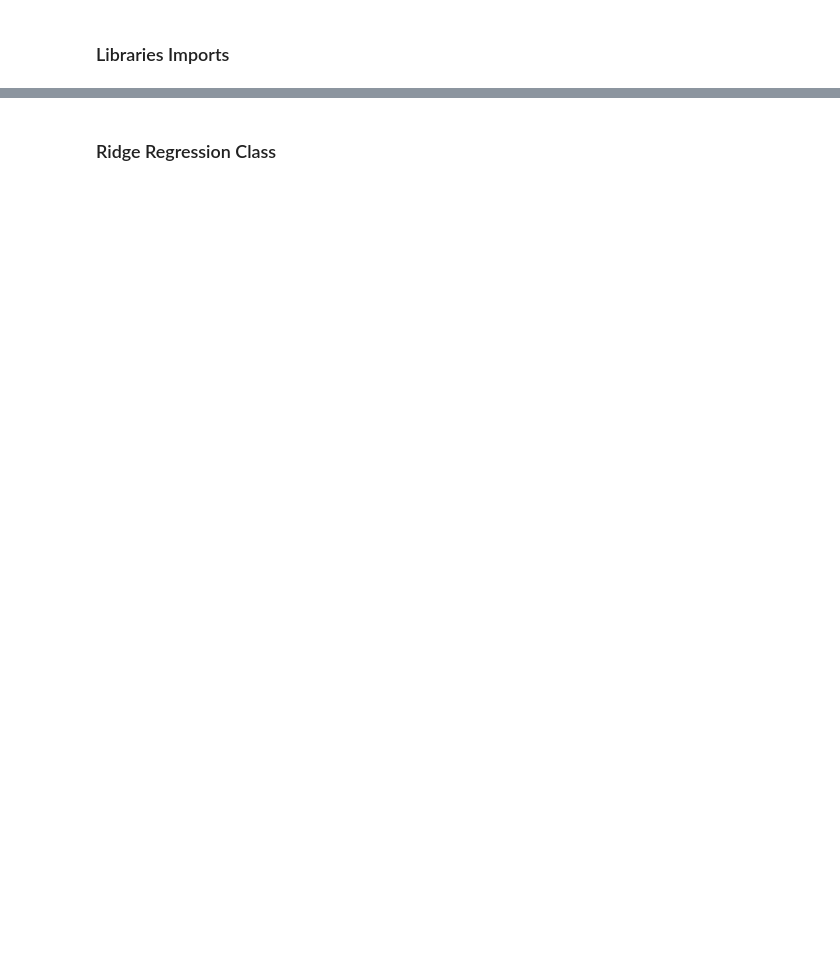
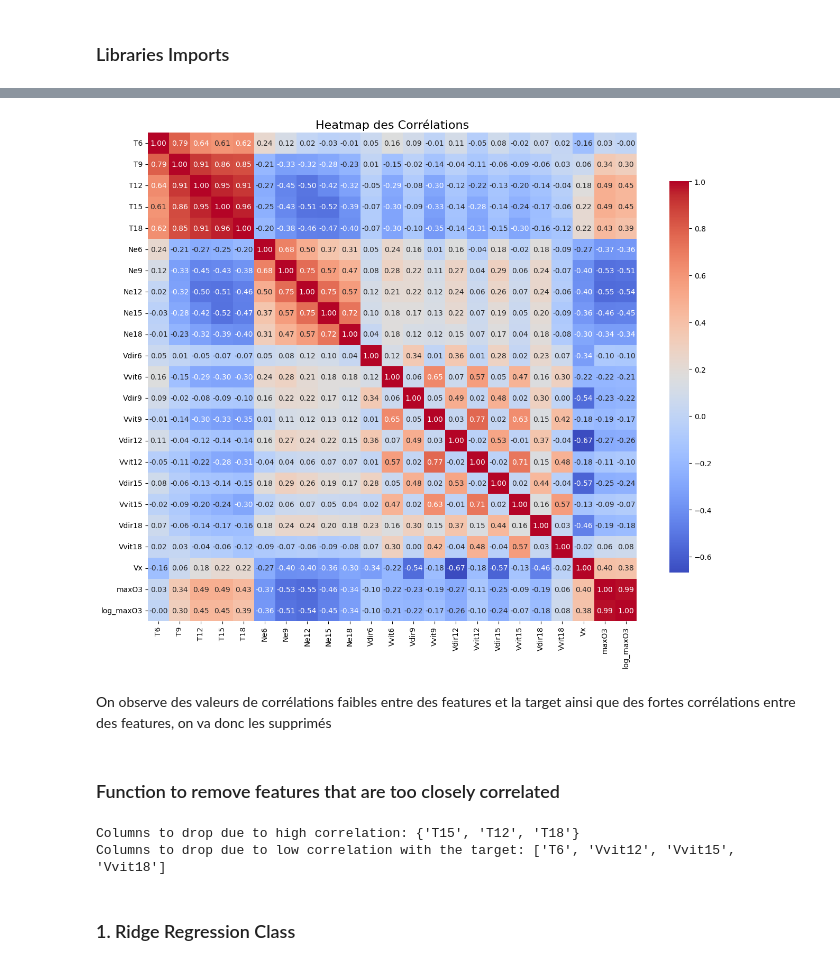
Before and after one commit to ThomasRoyer24/Projet_machine_learning_M2, a Jupyter notebook: ridge_regression.ipynb, the cells around one changed output, grey strips where cells are left out. Saved outputs shown, nothing was run; the diff lists cells and outputs as text; code cells hidden in the pictures; blank space fills up the shorter version.

Commit message:
Ridge Regression finished

```diff
--- a/ridge_regression.ipynb
+++ b/ridge_regression.ipynb
@@ -9,4 +101,63 @@ from sklearn.metrics import mean_squared_error, r2_score
+# %%
+def plot_correlation_heatmap(data):
+    plt.figure(figsize=(16, 12))
+    correlation_matrix = data.corr()
+    sns.heatmap(correlation_matrix, annot=True, fmt=".2f", cmap='coolwarm', square=True, cbar_kws={"shrink": .8})
+    plt.title('Heatmap des Corrélations', fontsize=16)
+    plt.show()
+
+plot_correlation_heatmap(ozone_data)
+# %% [output]
+[figure, added]
+# %% [markdown]
+On observe des valeurs de corrélations faibles entre des features et la target ainsi que des fortes corrélations entre des features, on va donc les supprimés
+# %% [markdown]
+### Function to remove features that are too closely correlated
+# %%
+def remove_unimportant_features(data, correlation_threshold=0.7, target_correlation_threshold=0.1, target_variable='log_maxO3'):
+    # Calculate the correlation matrix
+    correlation_matrix = data.corr().abs()  # Use absolute values of correlations
+
+    # Identify columns to drop due to high correlation with each other
+    to_drop = set()
+
+    for i in range(len(correlation_matrix.columns)):
+        for j in range(i):
+            if correlation_matrix.iloc[i, j] > correlation_threshold:
+                colname = correlation_matrix.columns[i]
+                # Do not drop the target variable
+                if colname != target_variable:
+                    to_drop.add(colname)
+
+    # Print columns that will be removed due to high correlation
+    print("Columns to drop due to high correlation:", to_drop)
+
+    # Drop identified columns, but keep the target variable
+    cleaned_data = data.drop(columns=to_drop)
+
+    # Calculate the correlation with the target variable
+    target_corr = cleaned_data.corr()[target_variable].abs()  # Assuming 'log_maxO3' is the target
+
+    # Identify features with low correlation to the target
+    low_correlation_features = target_corr[target_corr < target_correlation_threshold].index.tolist()
+
+    # Print columns that will be removed due to low correlation with the target
+    print("Columns to drop due to low correlation with the target:", low_correlation_features)
+
+    # Drop these low correlation features, but keep the target variable
+    low_correlation_features = [col for col in low_correlation_features if col != target_variable]
+    cleaned_data = cleaned_data.drop(columns=low_correlation_features)
+
+    return cleaned_data
+
+# Use example
+ozone_data = load_and_preprocess_ozone()  # Load the preprocess data
+ozone_data['log_maxO3'] = np.log(ozone_data['maxO3'])
+cleaned_ozone_data = remove_unimportant_features(ozone_data, correlation_threshold=0.8, target_correlation_threshold=0.1)
+# %% [output]
+Columns to drop due to high correlation: {'T15', 'T12', 'T18'}
+Columns to drop due to low correlation with the target: ['T6', 'Vvit12', 'Vvit15', 'Vvit18']
 # %% [markdown]
-### Ridge Regression Class
+### 1. Ridge Regression Class
 # %%
 class RidgeRegression:
```
Also changed, not shown: parts of 35 cells of this notebook, 4 other files.
